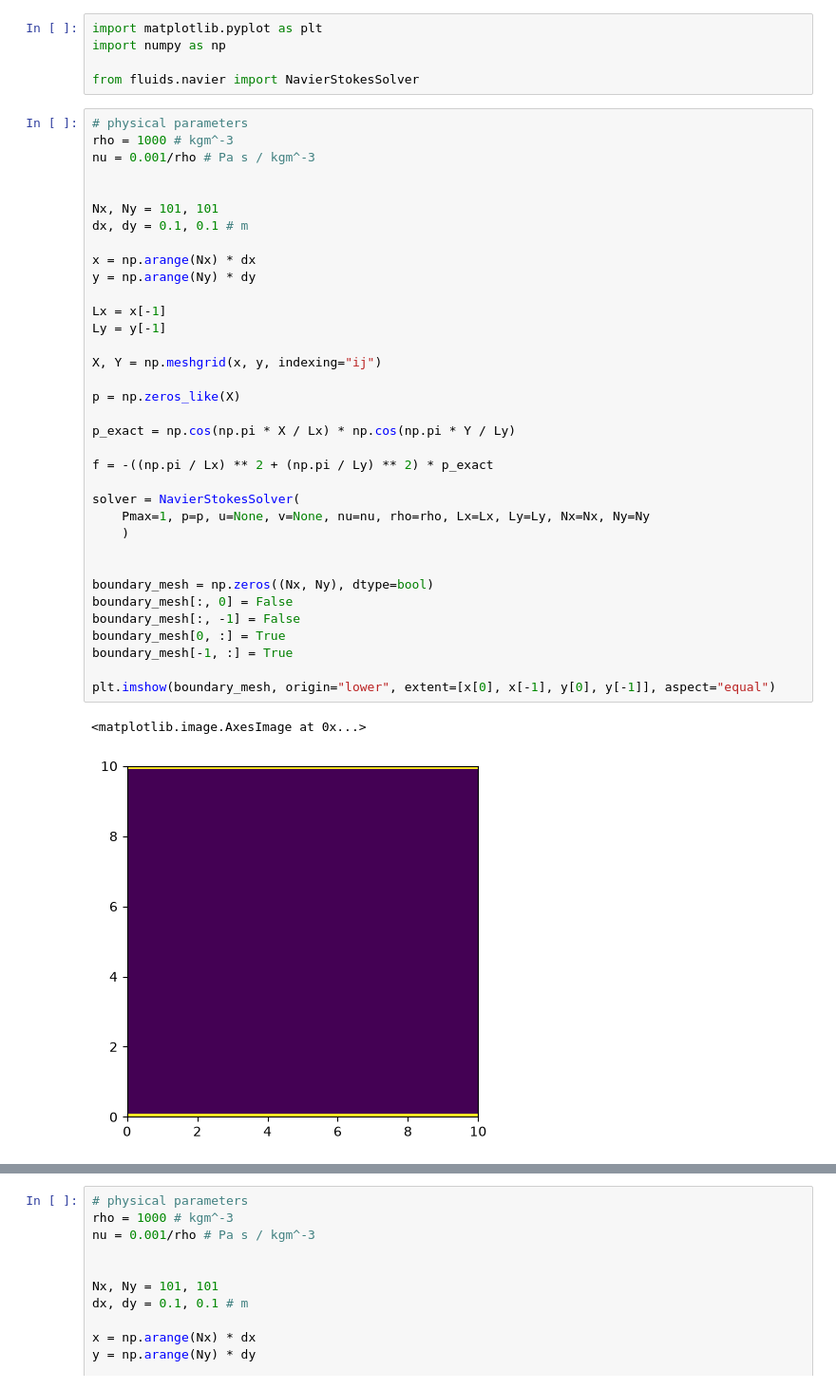
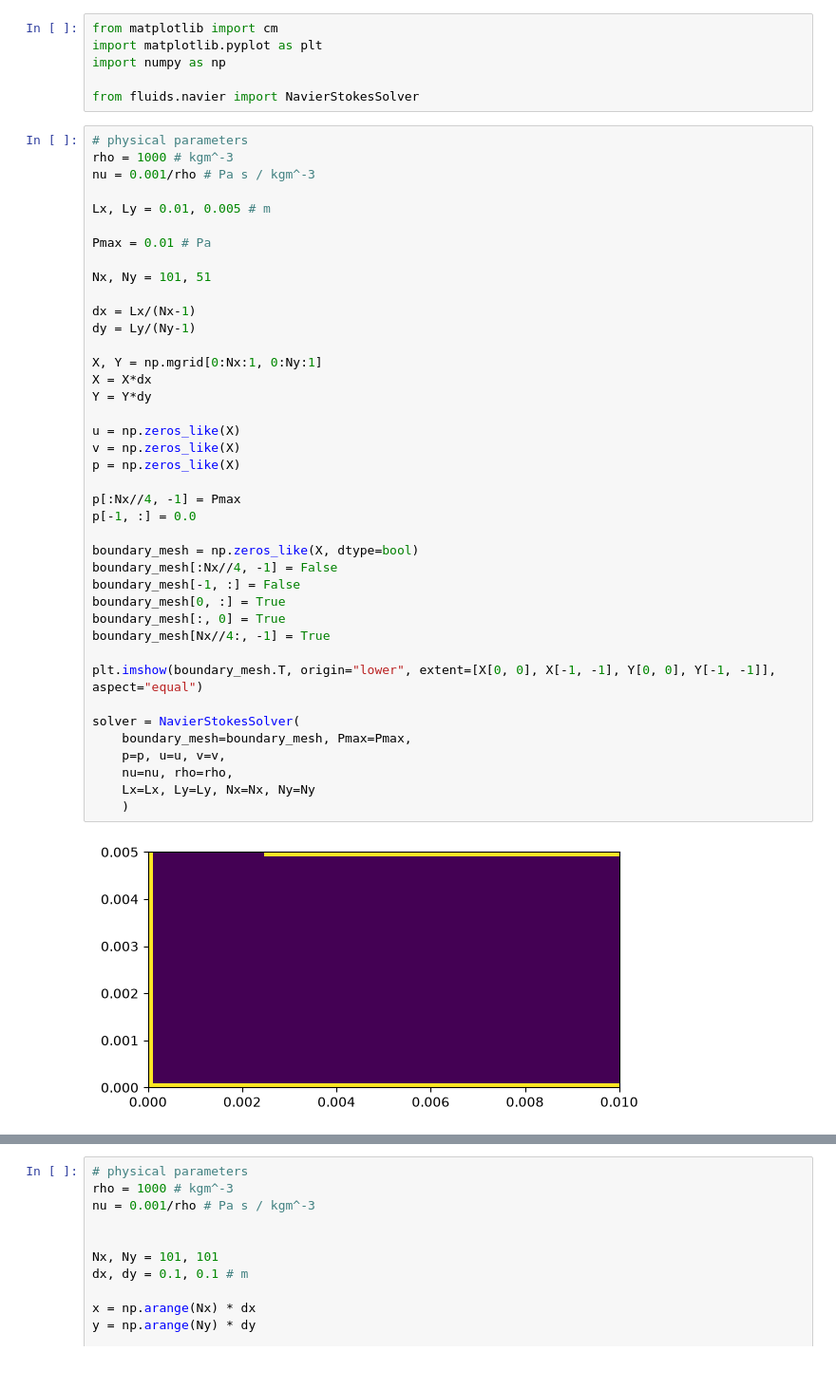
Before and after one commit to mfrans1/VloeiStof, a Jupyter notebook: examples/showcase.ipynb, the cells around one changed output, grey strips where cells are left out. Shown at 95% size. Drawn from its saved outputs; the diff is of its cells as text.

Commit message:
got generalized boundary conditions to work nicely

```diff
--- a/examples/showcase.ipynb
+++ b/examples/showcase.ipynb
@@ -1,4 +1,5 @@
 # %%
+from matplotlib import cm
 import matplotlib.pyplot as plt
 import numpy as np
 
@@ -6,38 +7,42 @@ from fluids.navier import NavierStokesSolver
 # %%
 # physical parameters
 rho = 1000 # kgm^-3
 nu = 0.001/rho # Pa s / kgm^-3
 
+Lx, Ly = 0.01, 0.005 # m
 
-Nx, Ny = 101, 101
-dx, dy = 0.1, 0.1 # m
+Pmax = 0.01 # Pa
 
-x = np.arange(Nx) * dx
-y = np.arange(Ny) * dy
+Nx, Ny = 101, 51
 
-Lx = x[-1]
-Ly = y[-1]
+dx = Lx/(Nx-1)
+dy = Ly/(Ny-1)
 
-X, Y = np.meshgrid(x, y, indexing="ij")
+X, Y = np.mgrid[0:Nx:1, 0:Ny:1]
+X = X*dx
+Y = Y*dy
 
+u = np.zeros_like(X)
+v = np.zeros_like(X)
 p = np.zeros_like(X)
 
-p_exact = np.cos(np.pi * X / Lx) * np.cos(np.pi * Y / Ly)
+p[:Nx//4, -1] = Pmax
+p[-1, :] = 0.0
 
-f = -((np.pi / Lx) ** 2 + (np.pi / Ly) ** 2) * p_exact
+boundary_mesh = np.zeros_like(X, dtype=bool)
+boundary_mesh[:Nx//4, -1] = False
+boundary_mesh[-1, :] = False
+boundary_mesh[0, :] = True
+boundary_mesh[:, 0] = True
+boundary_mesh[Nx//4:, -1] = True
+
+plt.imshow(boundary_mesh.T, origin="lower", extent=[X[0, 0], X[-1, -1], Y[0, 0], Y[-1, -1]], aspect="equal")
 
 solver = NavierStokesSolver(
-    Pmax=1, p=p, u=None, v=None, nu=nu, rho=rho, Lx=Lx, Ly=Ly, Nx=Nx, Ny=Ny
+    boundary_mesh=boundary_mesh, Pmax=Pmax,
+    p=p, u=u, v=v,
+    nu=nu, rho=rho,
+    Lx=Lx, Ly=Ly, Nx=Nx, Ny=Ny
     )
-
-
-boundary_mesh = np.zeros((Nx, Ny), dtype=bool)
-boundary_mesh[:, 0] = False
-boundary_mesh[:, -1] = False
-boundary_mesh[0, :] = True
-boundary_mesh[-1, :] = True
-
-plt.imshow(boundary_mesh, origin="lower", extent=[x[0], x[-1], y[0], y[-1]], aspect="equal")
 # %% [output]
-<matplotlib.image.AxesImage at 0x...>
-[figure, old version]
+[figure, new version]
```
Also changed, not shown: parts of 3 cells of this notebook, 1 other file.
